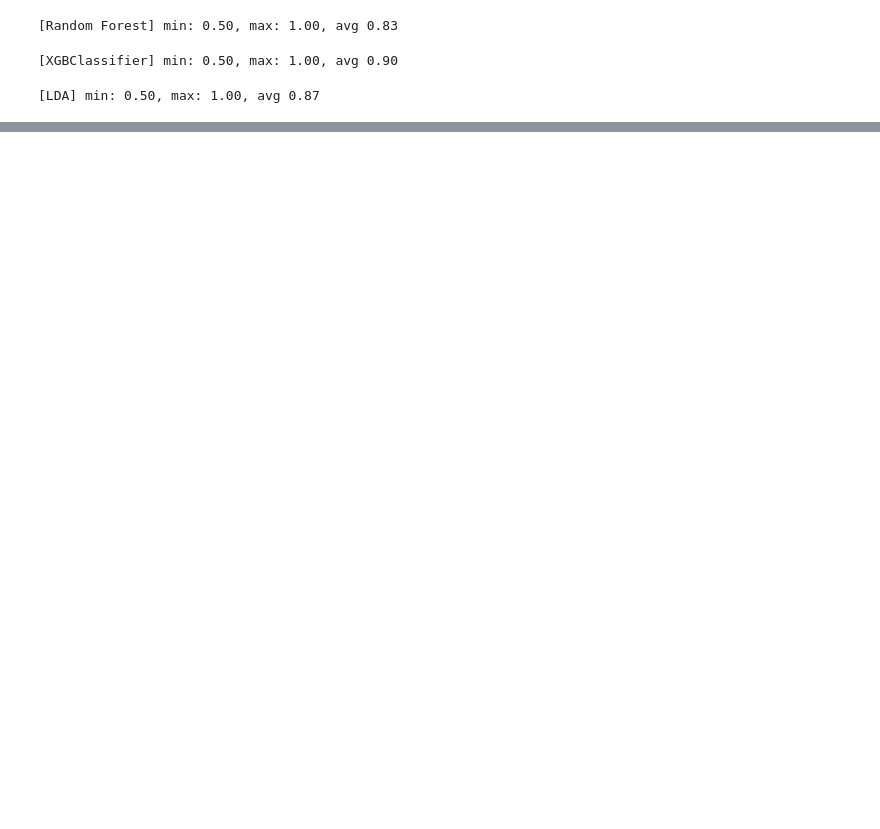
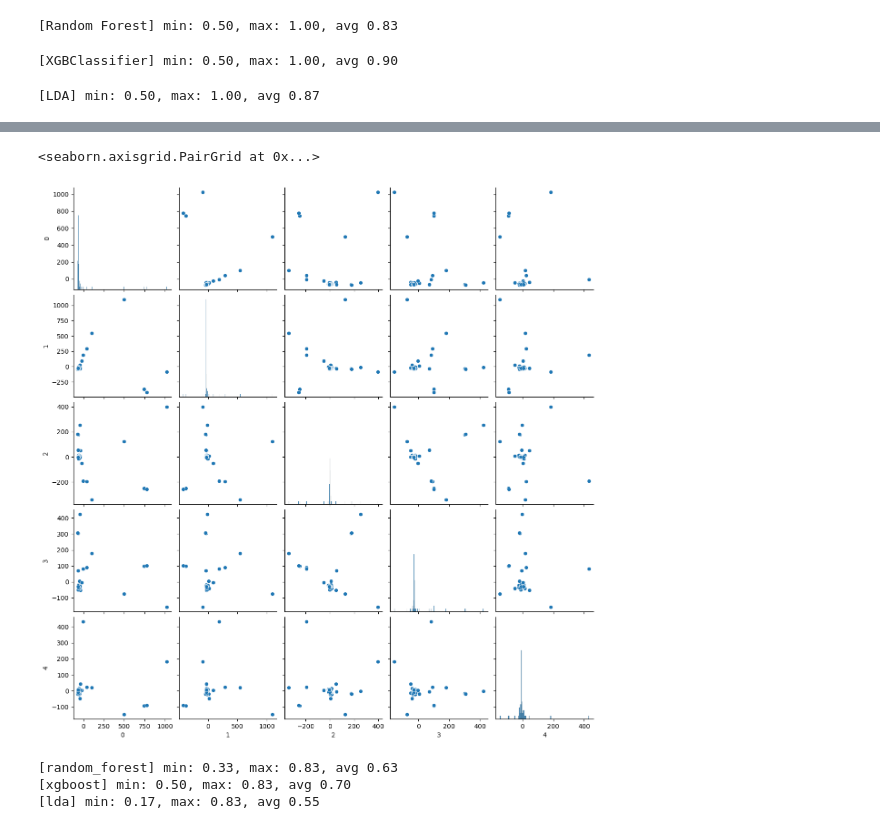
Before and after one commit to AndrejFinki/S5.VNP.Project, a Jupyter notebook: src/main.ipynb, the cells around one changed output, grey strips where cells are left out. Drawn from its saved outputs; the diff is of its cells as text; code cells hidden in the pictures; blank space fills up the shorter version.

```diff
--- a/src/main.ipynb
+++ b/src/main.ipynb
@@ -204,0 +236,15 @@ run_classifier( Global.data, Global.binary_target, Models.lda, "LDA", Global.kfo
+# %%
+sns.pairplot(df)
+# %% [output]
+<seaborn.axisgrid.PairGrid at 0x...>
+[figure, added]
+# %%
+Global.folds = enumerate( Global.kfold.split( df, Global.binary_target ) )
+
+run_classifier( df, Global.binary_target, Models.random_forest, 'random_forest', Global.kfold, Global.folds )
+run_classifier( df, Global.binary_target, Models.xgboost, 'xgboost', Global.kfold, Global.folds )
+run_classifier( df, Global.binary_target, Models.lda, 'lda', Global.kfold, Global.folds )
+# %% [output]
+[random_forest] min: 0.33, max: 0.83, avg 0.63
+[xgboost] min: 0.50, max: 0.83, avg 0.70
+[lda] min: 0.17, max: 0.83, avg 0.55
```
Also changed, not shown: parts of 5 cells of this notebook.
